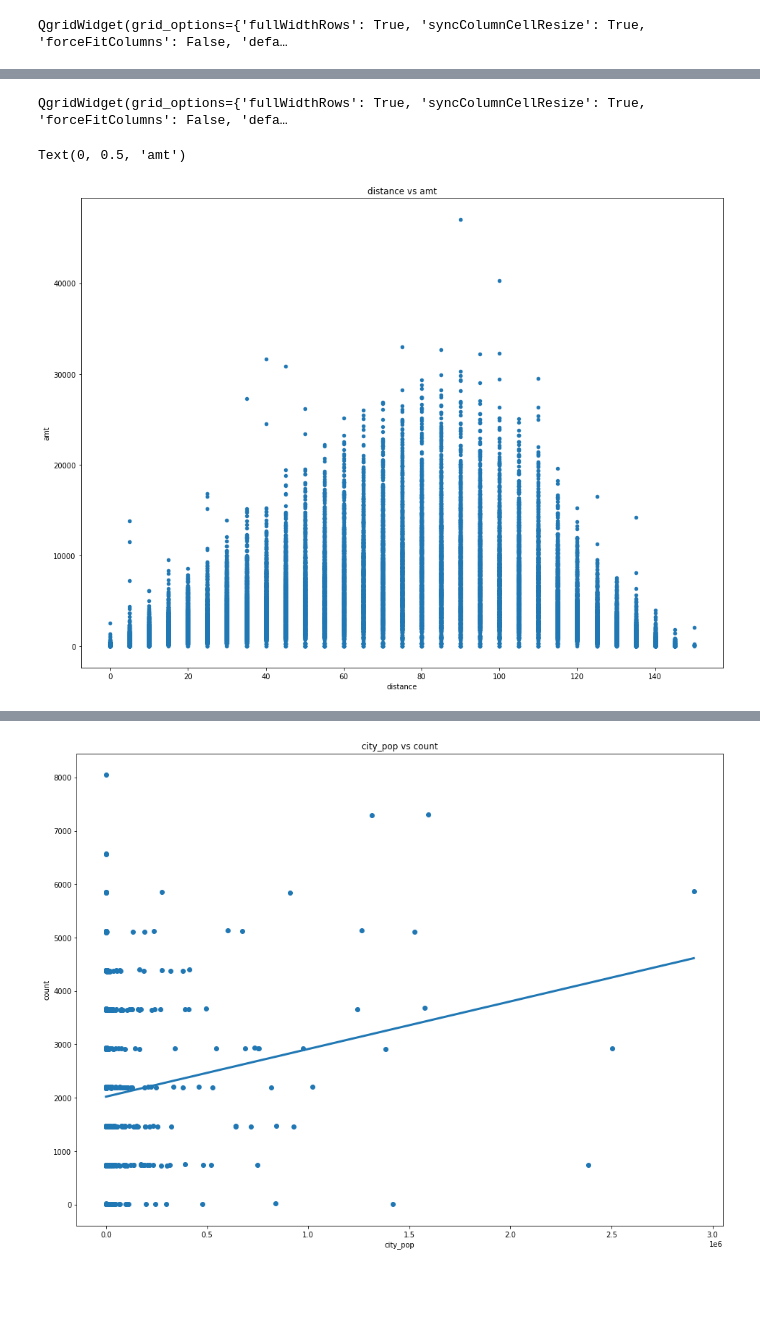
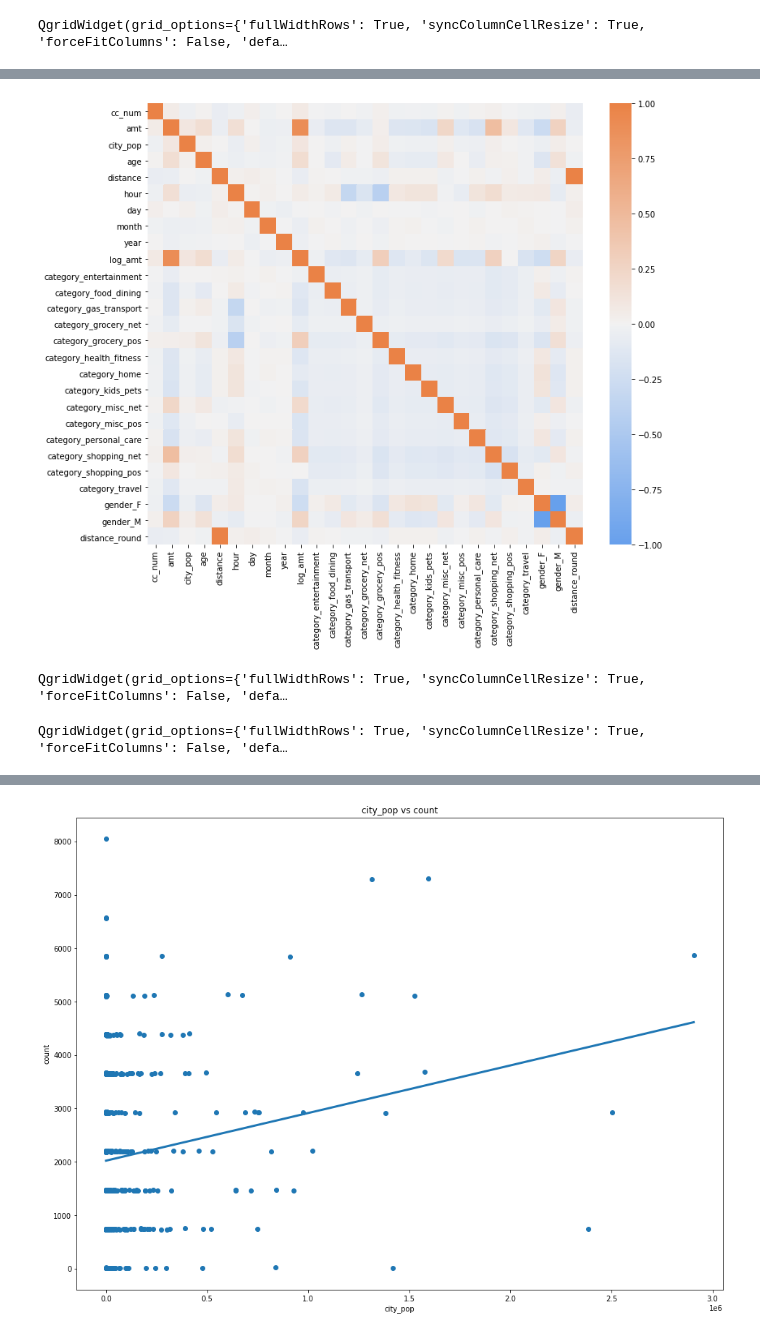
Before and after one commit to cwperks/eai6000_group5, a Jupyter notebook: week2/cperkins_week2_eda.ipynb, the cells around one changed output, grey strips where cells are left out. Drawn from its saved outputs; the diff is of its cells as text; code cells hidden in the pictures; blank space fills up the shorter version.

```diff
--- a/week2/cperkins_week2_eda.ipynb
+++ b/week2/cperkins_week2_eda.ipynb
@@ -127,14 +200,30 @@ QgridWidget(grid_options={'fullWidthRows': True, 'syncColumnCellResize': True, '
+# %%
+import seaborn as sns
+
+plt.figure(figsize=(12, 10))
+cmap = sns.diverging_palette(250, 30, s=80, l=65, as_cmap=True)
+sns.heatmap(X_res.corr(), cmap=cmap)
+plt.show()
+# %% [output]
+[figure, added]
+# %%
+import qgrid
+
+qgrid.show_grid(X_res.head(100), grid_options={'forceFitColumns': False, 'defaultColumnWidth': 100})
+# %% [output]
+QgridWidget(grid_options={'fullWidthRows': True, 'syncColumnCellResize': True, 'forceFitColumns': False, 'defa…
+# %%
+import qgrid
+
+qgrid.show_grid(y_res.head(100), grid_options={'forceFitColumns': False, 'defaultColumnWidth': 100})
+# %% [output]
+QgridWidget(grid_options={'fullWidthRows': True, 'syncColumnCellResize': True, 'forceFitColumns': False, 'defa…
 # %%
 txn_amounts_by_consumer_by_distance = fraud_df.groupby(['cc_num', 'distance_round'])['amt'].agg('sum').sort_index().reset_index()
 txn_amounts_by_consumer_by_distance.columns = ['cc_num', 'distance_round','amt']
 
-qgrid.show_grid(txn_amounts_by_consumer_by_distance.head(100), grid_options={'forceFitColumns': False, 'defaultColumnWidth': 100})
+txn_amounts_by_consumer_by_distance_balanced = X_res.groupby(['cc_num', 'distance_round'])['amt'].agg('sum').sort_index().reset_index()
+txn_amounts_by_consumer_by_distance_balanced.columns = ['cc_num', 'distance_round','amt']
+
+
+# qgrid.show_grid(txn_amounts_by_consumer_by_distance.head(100), grid_options={'forceFitColumns': False, 'defaultColumnWidth': 100})
-# %% [output]
-QgridWidget(grid_options={'fullWidthRows': True, 'syncColumnCellResize': True, 'forceFitColumns': False, 'defa…
-# %%
-ax = txn_amounts_by_consumer_by_distance.plot(kind='scatter', x='distance_round', y='amt', figsize=(16,12), title='distance vs amt')
-ax.set_xlabel('distance')
-ax.set_ylabel('aamt')
-# %% [output]
-Text(0, 0.5, 'amt')
-[figure, removed]
```
Also changed, not shown: parts of 29 cells of this notebook, 1 other file.
